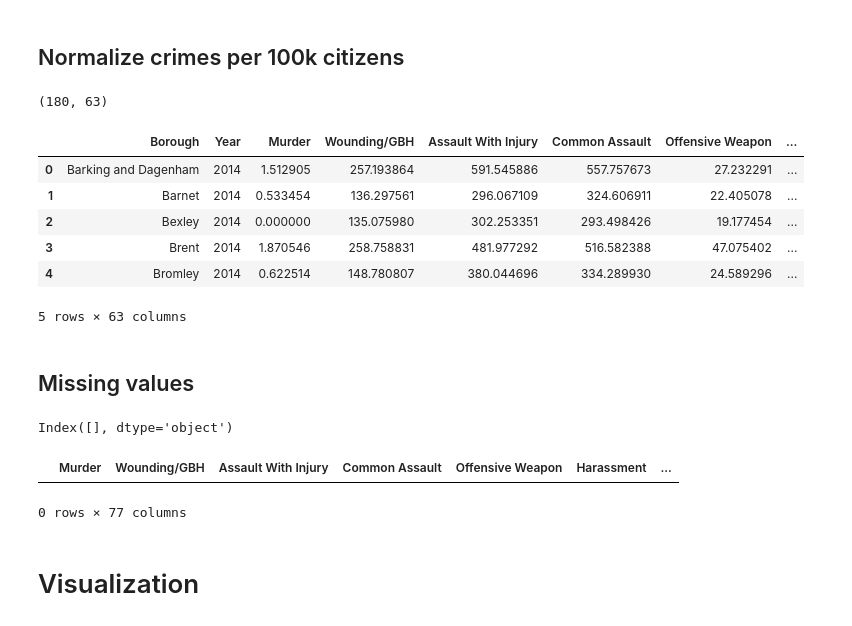
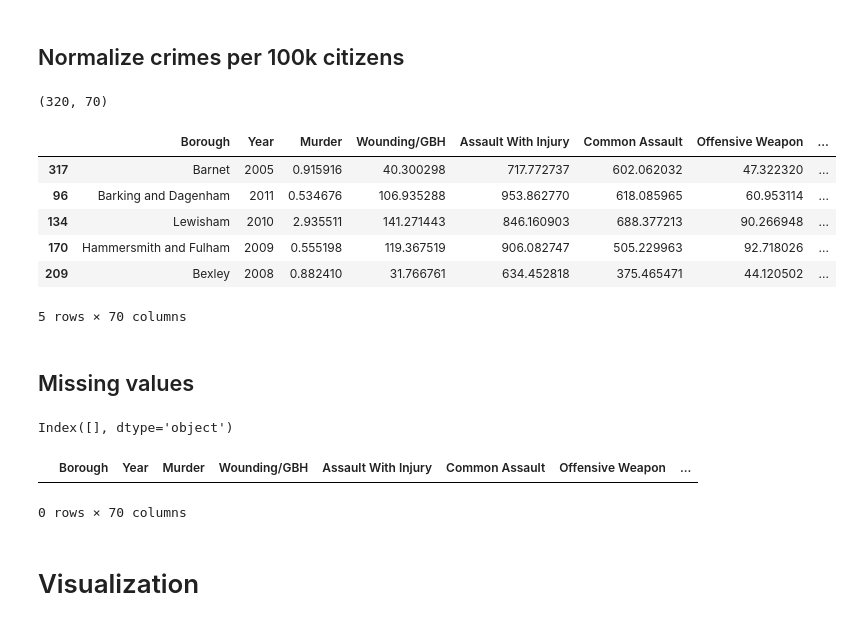
Before and after one commit to AdrianRamirezRio/crimeAnalysis, a Jupyter notebook: DataUnderstunding.ipynb, the cells around one changed output. Saved outputs shown, nothing was run; the diff lists cells and outputs as text; code cells hidden in the pictures.

Commit message:
Solved format problems in datasets plus first data modelling.

```diff
--- a/DataUnderstunding.ipynb
+++ b/DataUnderstunding.ipynb
@@ -9,6 +18,6 @@ from bokeh.io import output_notebook
 # %%
 # For the moment only data from 2005to 2009 available
-crimes = pd.read_csv("data/crime_borough_2009_2014.csv")
+crimes = pd.read_csv("data/crime_borough_2005_2014.csv")
 print(crimes.shape)
 crimes.head()
 # %% [output]
@@ -35,6 +117,7 @@ population.head()
 # %%
 # Load carbon emissions dataset
 co2 = pd.read_csv("data/carbon_emissions_borough_2005_2014.csv")
+co2.drop("Grand Total Emissions", axis=1, inplace=True)
 print(co2.shape)
 co2.head()
 # %% [output]
@@ -61,7 +168,7 @@ fertility.head()
 # %%
 # Load business demographics
-bus_demo = pd.read_csv("data/business_demographics_borough_2005_2014.csv")
-print(bus_demo.shape)
-bus_demo.head()
+business = pd.read_csv("data/business_demographics_borough_2005_2014.csv")
+print(business.shape)
+business.head()
 # %% [output]
 (330, 5)
@@ -161,0 +258,9 @@ df.head()
+# %%
+common_cols = ["Borough", "Year"]
+data_frames = [crimes, population, co2, fertility, business,
+               dwellings, income, allowance, birth_mother,
+               unemployment]
+
+data = reduce(lambda x,y: x.merge(y, on=common_cols), data_frames)
+print(data.shape)
+data.sample(5)
@@ -162,15 +276,15 @@ df.head()
 # %% [markdown]
 ## Normalize crimes per 100k citizens
 # %%
-df.update(df.iloc[:,2:44].div(df["PERSONS"], axis=0).apply(lambda x: x*1e5))
-print(df.shape)
-df.head()
+data.update(data.iloc[:,2:44].div(data["Total Citizens"], axis=0).apply(lambda x: x*1e5))
+print(data.shape)
+data.sample(5)
 # %% [output]
-(180, 63)
+(320, 70)
 |  | Borough | Year | Murder | Wounding/GBH | Assault With Injury | Common Assault | Offensive Weapon | ... |
-| 0 | Barking and Dagenham | 2014 | 1.512905 | 257.193864 | 591.545886 | 557.757673 | 27.232291 | ... |
-| 1 | Barnet | 2014 | 0.533454 | 136.297561 | 296.067109 | 324.606911 | 22.405078 | ... |
-| 2 | Bexley | 2014 | 0.000000 | 135.075980 | 302.253351 | 293.498426 | 19.177454 | ... |
-| 3 | Brent | 2014 | 1.870546 | 258.758831 | 481.977292 | 516.582388 | 47.075402 | ... |
-| 4 | Bromley | 2014 | 0.622514 | 148.780807 | 380.044696 | 334.289930 | 24.589296 | ... |
+| 317 | Barnet | 2005 | 0.915916 | 40.300298 | 717.772737 | 602.062032 | 47.322320 | ... |
+| 96 | Barking and Dagenham | 2011 | 0.534676 | 106.935288 | 953.862770 | 618.085965 | 60.953114 | ... |
+| 134 | Lewisham | 2010 | 2.935511 | 141.271443 | 846.160903 | 688.377213 | 90.266948 | ... |
+| 170 | Hammersmith and Fulham | 2009 | 0.555198 | 119.367519 | 906.082747 | 505.229963 | 92.718026 | ... |
+| 209 | Bexley | 2008 | 0.882410 | 31.766761 | 634.452818 | 375.465471 | 44.120502 | ... |
-5 rows × 63 columns
+5 rows × 70 columns
@@ -180,11 +291,11 @@ df = df.sort_values("Total Notifiable Offences", ascending=False)
 # %% [markdown]
 ## Missing values
 # %%
-print(df.columns[df.isnull().any()])
-df[df.isnull().any(axis=1)]
+print(data.columns[data.isnull().any()])
+data[data.isnull().any(axis=1)]
 # %% [output]
 Index([], dtype='object')
-|  | Murder | Wounding/GBH | Assault With Injury | Common Assault | Offensive Weapon | Harassment | ... |
+|  | Borough | Year | Murder | Wounding/GBH | Assault With Injury | Common Assault | Offensive Weapon | ... |
-0 rows × 77 columns
+0 rows × 70 columns
 # %% [markdown]
 # Visualization
```
Also changed, not shown: parts of 67 cells of this notebook, 12 other files.
